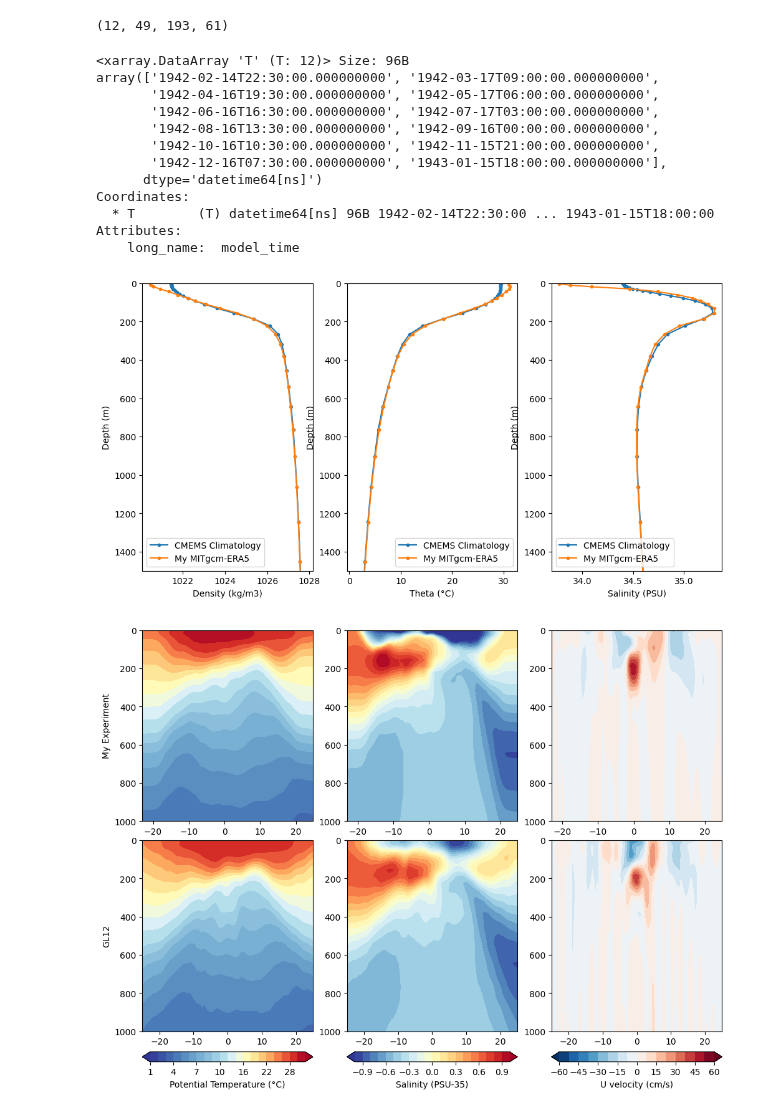
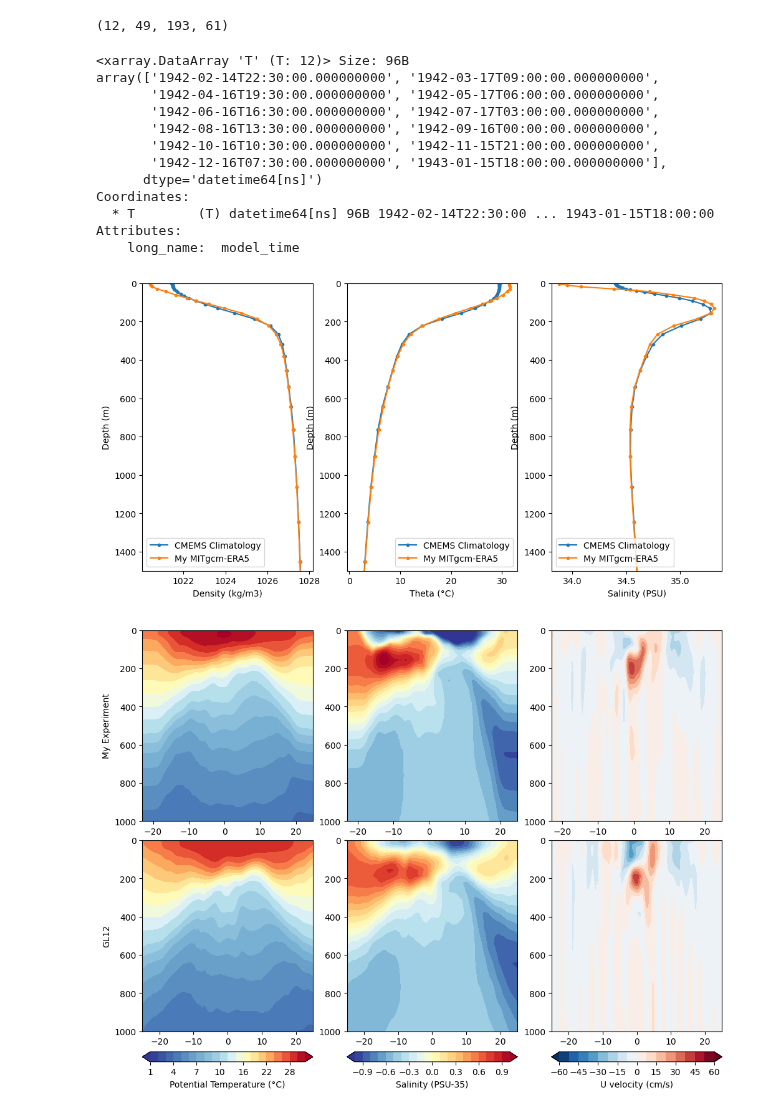
Before and after one commit to FattyZH/eqp-dlfv-mitgcm-era5, a Jupyter notebook: script/cmp.ipynb, the cells around one changed output. Saved outputs shown, nothing was run; the diff lists cells and outputs as text; code cells hidden in the pictures.

```diff
--- a/script/cmp.ipynb
+++ b/script/cmp.ipynb
@@ -5,7 +5,7 @@ import matplotlib.pyplot as plt
 import seawater as sw
 path = '../../data/'
 pclim = path+'cmems_climatology_mon.nc'
-path = '../output/251210/'
+path = '../output/251211/'
 pgrid = path+'grid.nc'
 pdync = path+'dync.nc'
 tl,zl,yl,xl = slice(None),slice(-1),slice(-8,8),slice(155,160)
@@ -50,34 +50,34 @@ plt.ylim(1500,0)
 plt.legend()
 plt.subplot(132)
 plt.plot(to,dep,marker='.',label='CMEMS Climatology')
 plt.plot(t,z,marker='.',label='My MITgcm-ERA5')
 plt.xlabel('Theta (°C)')
 plt.ylabel('Depth (m)')
 plt.ylim(1500,0)
 plt.legend()
 plt.subplot(133)
 plt.plot(so,dep,marker='.',label='CMEMS Climatology')
 plt.plot(s,z,marker='.',label='My MITgcm-ERA5')
 plt.xlabel('Salinity (PSU)')
 plt.ylabel('Depth (m)')
 plt.ylim(1500,0)
 plt.legend()
 plt.savefig(path+'profile.png',dpi=300)
 # %% [output]
 (12, 49, 193, 61)
 <xarray.DataArray 'T' (T: 12)> Size: 96B
 array(['1942-02-14T22:30:00.000000000', '1942-03-17T09:00:00.000000000',
        '1942-04-16T19:30:00.000000000', '1942-05-17T06:00:00.000000000',
        '1942-06-16T16:30:00.000000000', '1942-07-17T03:00:00.000000000',
        '1942-08-16T13:30:00.000000000', '1942-09-16T00:00:00.000000000',
        '1942-10-16T10:30:00.000000000', '1942-11-15T21:00:00.000000000',
        '1942-12-16T07:30:00.000000000', '1943-01-15T18:00:00.000000000'],
       dtype='datetime64[ns]')
 Coordinates:
   * T        (T) datetime64[ns] 96B 1942-02-14T22:30:00 ... 1943-01-15T18:00:00
 Attributes:
     long_name:  model_time
-[figure, old version]
+[figure, new version]
 # %%
 import xarray as xr
 import numpy as np
@@ -98,7 +98,7 @@ with xr.open_dataset(pclim) as clim:
     so = so.mean(['time','longitude']).values
     uo = uo.mean(['time','longitude']).values
 
-path = '../output/251210/'
+path = '../output/251211/'
 tl,zl = slice(-12,None),slice(None)
 with xr.open_dataset(path+'grid.nc') as grid:
     z = -grid['Z'].values
@@ -149,4 +149,4 @@ plt.ylim(ylim)
 plt.colorbar(im,cax=plt.subplot(gsc[2]),orientation='horizontal',label='U velocity (cm/s)')
 plt.savefig(path+'section.png',dpi=300)
 # %% [output]
-[figure, old version]
+[figure, new version]
```
Also changed, not shown: 2 other files.
